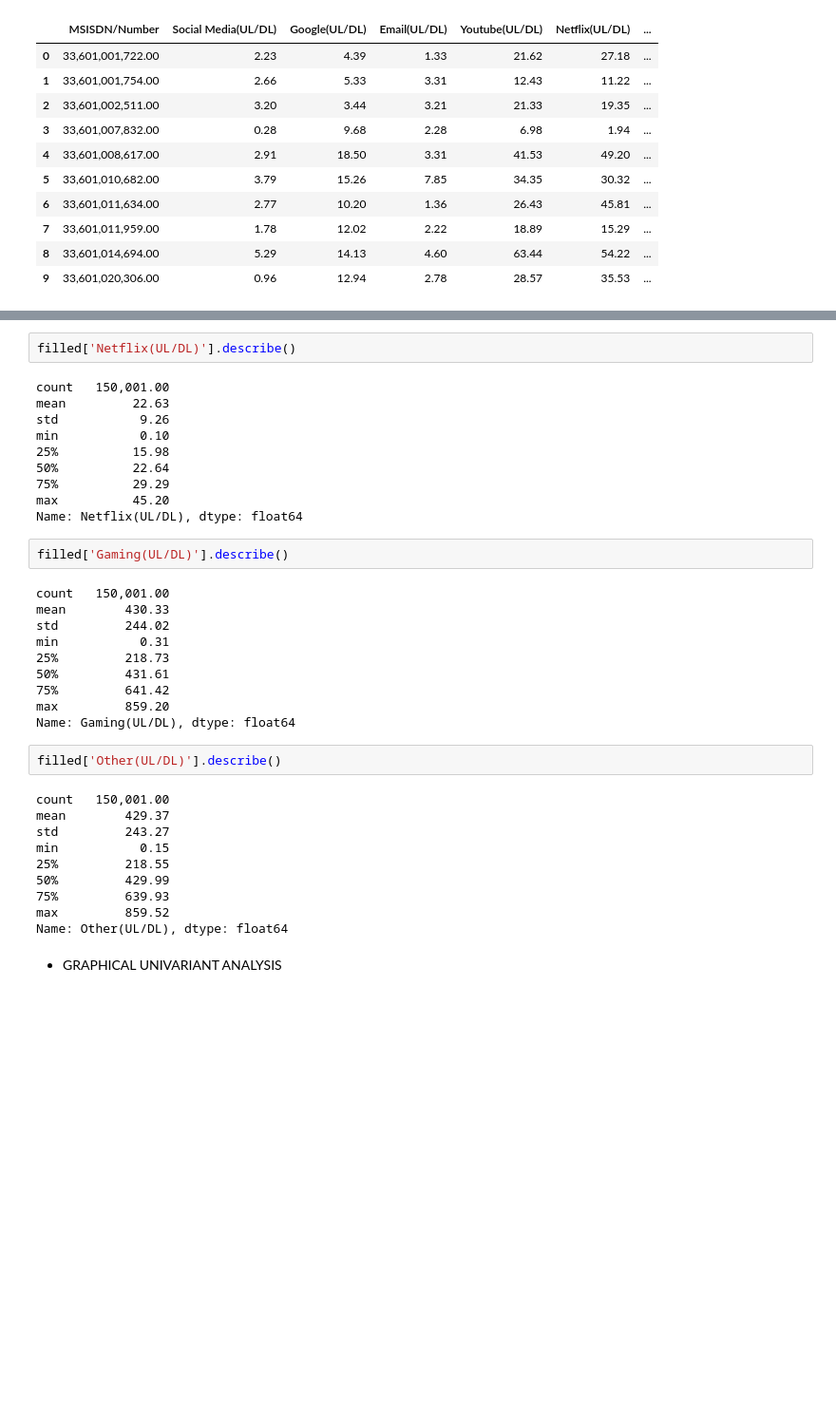
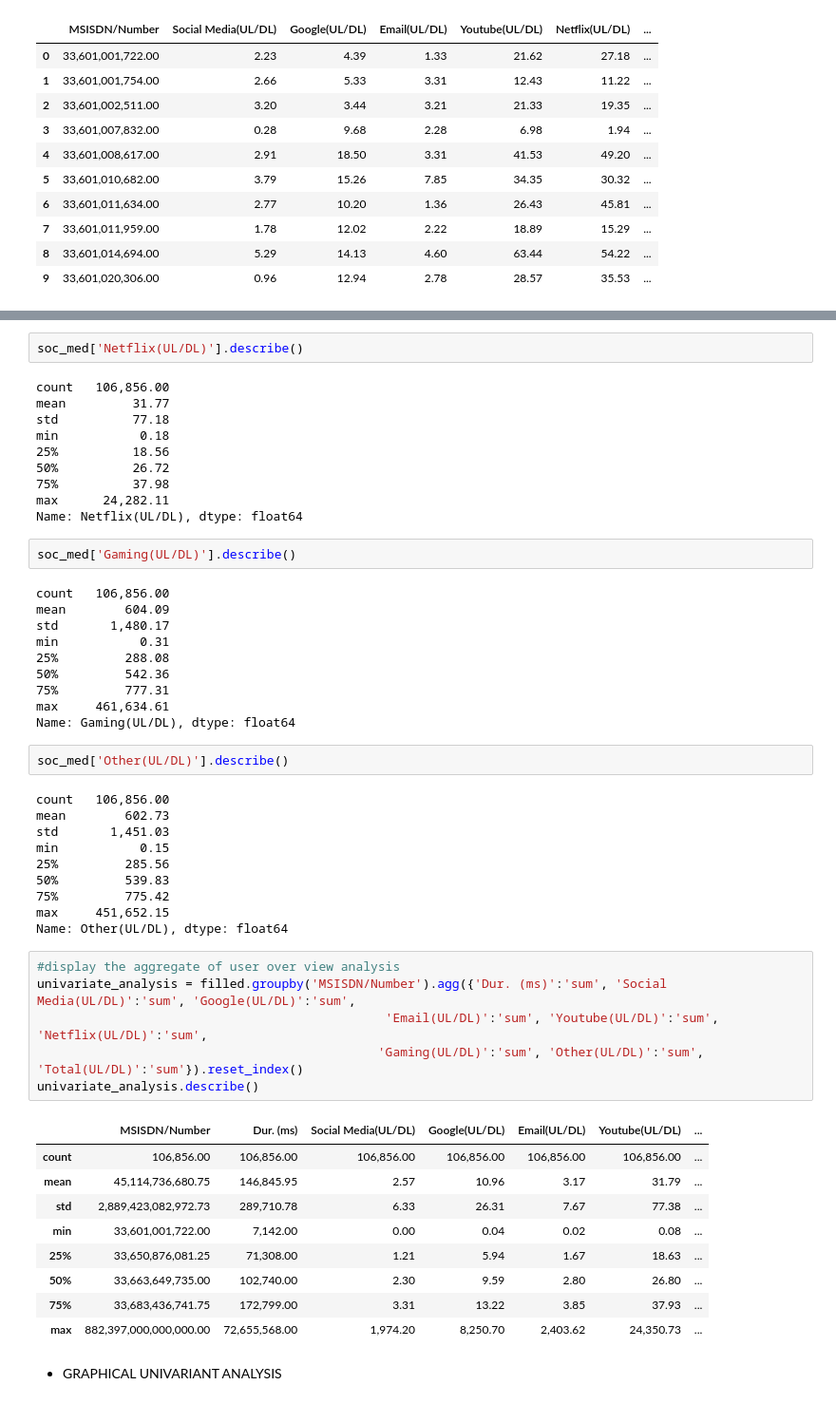
Before and after one commit to sel6/TellCo_Data_Analysis, a Jupyter notebook: notebooks/Data_Explore.ipynb, the cells around one changed output, grey strips where cells are left out. Shown at 95% size. Saved outputs shown, nothing was run; the diff lists cells and outputs as text; blank space fills up the shorter version.

Commit message:
display aggregated

```diff
--- a/notebooks/Data_Explore.ipynb
+++ b/notebooks/Data_Explore.ipynb
@@ -373,40 +373,56 @@ max           4.52
 Name: Email(UL/DL), dtype: float64
 # %%
-filled['Netflix(UL/DL)'].describe()
+soc_med['Netflix(UL/DL)'].describe()
 # %% [output]
-count   150,001.00
-mean         22.63
-std           9.26
-min           0.10
-25%          15.98
-50%          22.64
-75%          29.29
-max          45.20
+count   106,856.00
+mean         31.77
+std          77.18
+min           0.18
+25%          18.56
+50%          26.72
+75%          37.98
+max      24,282.11
 Name: Netflix(UL/DL), dtype: float64
 # %%
-filled['Gaming(UL/DL)'].describe()
+soc_med['Gaming(UL/DL)'].describe()
 # %% [output]
-count   150,001.00
-mean        430.33
-std         244.02
+count   106,856.00
+mean        604.09
+std       1,480.17
 min           0.31
-25%         218.73
-50%         431.61
-75%         641.42
-max         859.20
+25%         288.08
+50%         542.36
+75%         777.31
+max     461,634.61
 Name: Gaming(UL/DL), dtype: float64
 # %%
-filled['Other(UL/DL)'].describe()
+soc_med['Other(UL/DL)'].describe()
 # %% [output]
-count   150,001.00
-mean        429.37
-std         243.27
+count   106,856.00
+mean        602.73
+std       1,451.03
 min           0.15
-25%         218.55
-50%         429.99
-75%         639.93
-max         859.52
+25%         285.56
+50%         539.83
+75%         775.42
+max     451,652.15
 Name: Other(UL/DL), dtype: float64
+# %%
+#display the aggregate of user over view analysis
+univariate_analysis = filled.groupby('MSISDN/Number').agg({'Dur. (ms)':'sum', 'Social Media(UL/DL)':'sum', 'Google(UL/DL)':'sum',
+                                               'Email(UL/DL)':'sum', 'Youtube(UL/DL)':'sum', 'Netflix(UL/DL)':'sum',
+                                              'Gaming(UL/DL)':'sum', 'Other(UL/DL)':'sum', 'Total(UL/DL)':'sum'}).reset_index()
+univariate_analysis.describe()
+# %% [output]
+|  | MSISDN/Number | Dur. (ms) | Social Media(UL/DL) | Google(UL/DL) | Email(UL/DL) | Youtube(UL/DL) | ... |
+| count | 106,856.00 | 106,856.00 | 106,856.00 | 106,856.00 | 106,856.00 | 106,856.00 | ... |
+| mean | 45,114,736,680.75 | 146,845.95 | 2.57 | 10.96 | 3.17 | 31.79 | ... |
+| std | 2,889,423,082,972.73 | 289,710.78 | 6.33 | 26.31 | 7.67 | 77.38 | ... |
+| min | 33,601,001,722.00 | 7,142.00 | 0.00 | 0.04 | 0.02 | 0.08 | ... |
+| 25% | 33,650,876,081.25 | 71,308.00 | 1.21 | 5.94 | 1.67 | 18.63 | ... |
+| 50% | 33,663,649,735.00 | 102,740.00 | 2.30 | 9.59 | 2.80 | 26.80 | ... |
+| 75% | 33,683,436,741.75 | 172,799.00 | 3.31 | 13.22 | 3.85 | 37.93 | ... |
+| max | 882,397,000,000,000.00 | 72,655,568.00 | 1,974.20 | 8,250.70 | 2,403.62 | 24,350.73 | ... |
 # %% [markdown]
 * GRAPHICAL UNIVARIANT ANALYSIS
 # %%
```
Also changed, not shown: parts of 5 cells of this notebook.
